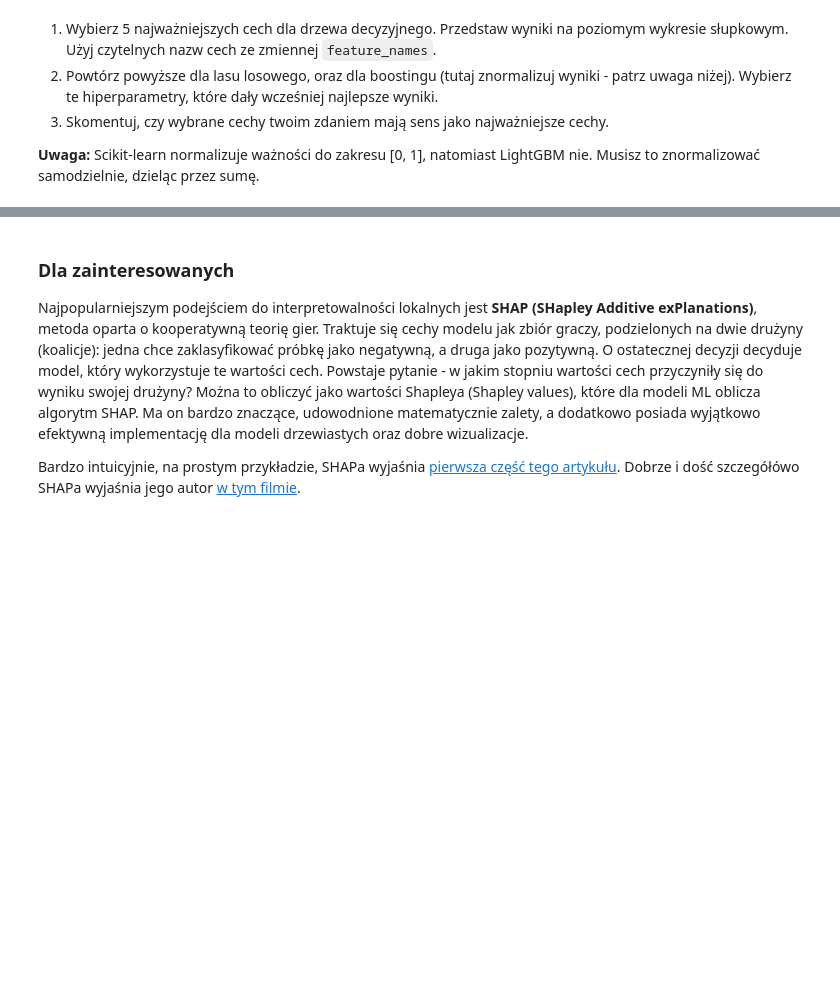
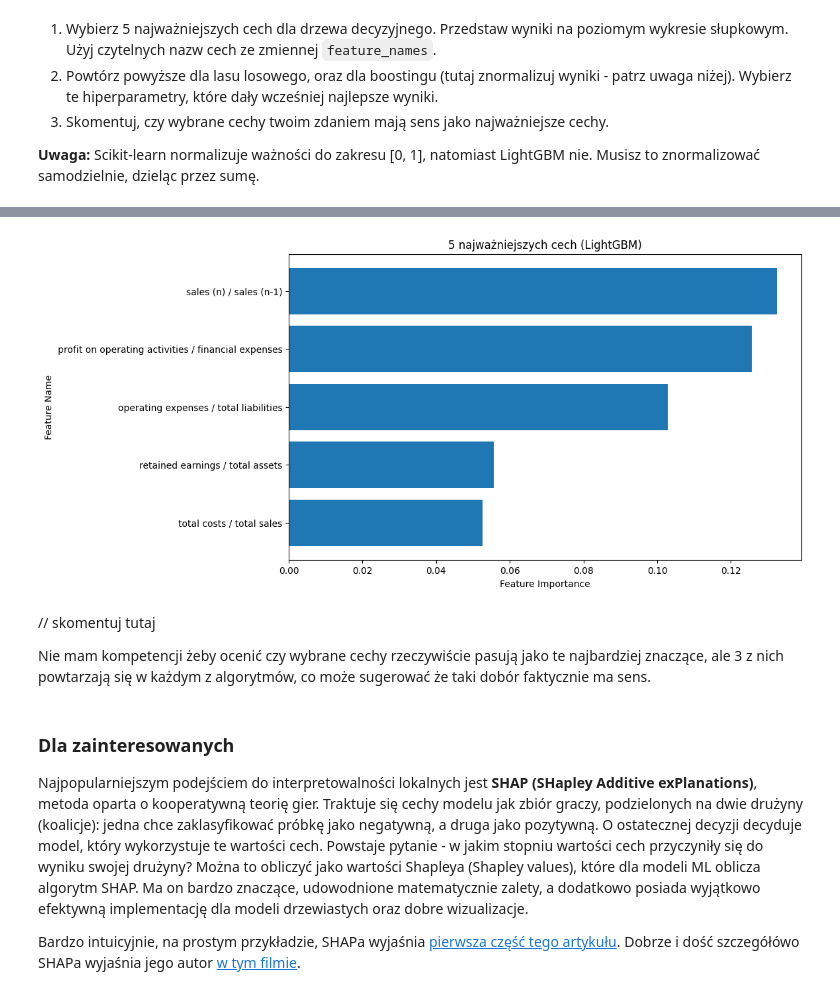
Before and after one commit to memecat5/PSI, a Jupyter notebook: lab2/lab_2.ipynb, the cells around one changed output, grey strips where cells are left out. Cells and saved outputs as stored; diff of their text form; code cells hidden in the pictures; blank space fills up the shorter version.

```diff
--- a/lab2/lab_2.ipynb
+++ b/lab2/lab_2.ipynb
@@ -608,3 +625,17 @@ plt.show()
+# %%
+s = sum(rs_cv.best_estimator_.feature_importances_)
+
+top5_lgbm = sorted(list(zip(rs_cv.best_estimator_.feature_importances_ / s, feature_names)))[-5:]
+
+importances, names = zip(*top5_lgbm)
+
+plot_importances(importances, names, "5 najważniejszych cech (LightGBM)")
+# %% [output]
+[figure, added]
+# %% [markdown]
+// skomentuj tutaj
+
+Nie mam kompetencji żeby ocenić czy wybrane cechy rzeczywiście pasują jako te najbardziej znaczące, ale 3 z nich powtarzają się w każdym z algorytmów, co może sugerować że taki dobór faktycznie ma sens.
 # %% [markdown]
 ### Dla zainteresowanych
 
```
Also changed, not shown: parts of 8 cells of this notebook.
